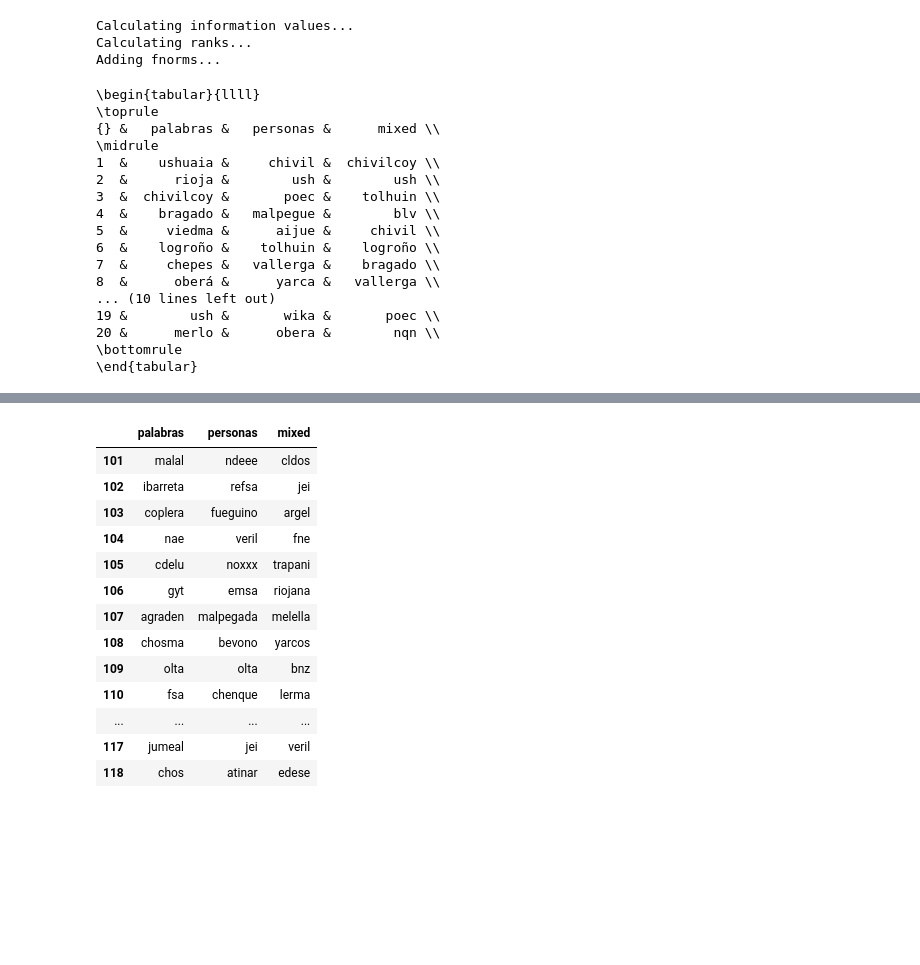
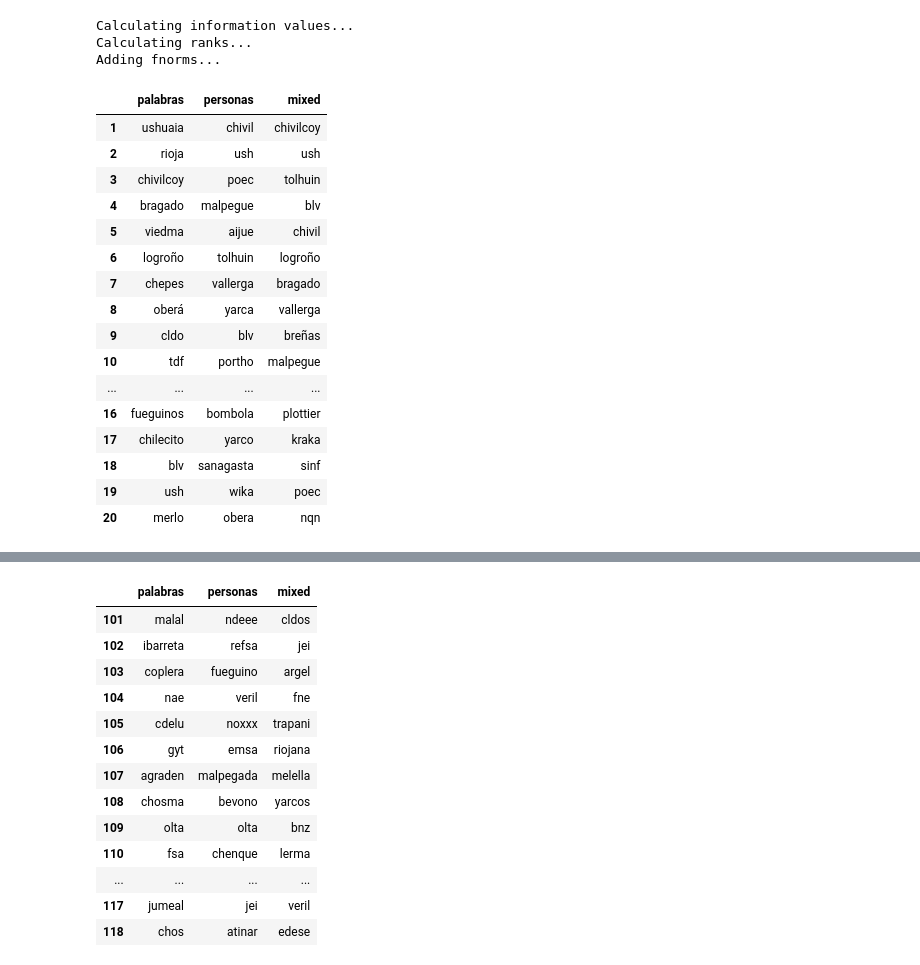
Before and after one commit to finiteautomata/contrastes, a Jupyter notebook: notebooks/graficos-entropia.ipynb, the cells around one changed output, grey strips where cells are left out. Saved outputs shown, nothing was run; the diff lists cells and outputs as text; code cells hidden in the pictures; blank space fills up the shorter version.

```diff
--- a/notebooks/graficos-entropia.ipynb
+++ b/notebooks/graficos-entropia.ipynb
@@ -30,32 +30,32 @@ Adding fnorms...
 # %%
 num_words = 20
 top_palabras = df.sort_values("rank_palabras").index
 top_personas = df.sort_values("rank_personas").index
 top_palper = df.sort_values("rank_palper").index
 
 rank = list(range(1, len(top_palper)+1))
 table = pd.DataFrame({
     "palabras": top_palabras,
     "personas": top_personas,
     "mixed": top_palper}, index=rank)
 
-#table[["palabras", "personas", "mixed"]][:20]
-print(table[["palabras", "personas", "mixed"]][:20].to_latex())
+table[["palabras", "personas", "mixed"]][:20]
+#print(table[["palabras", "personas", "mixed"]][:20].to_latex())
 # %% [output]
-\begin{tabular}{llll}
-\toprule
-{} &   palabras &   personas &      mixed \\
-\midrule
-1  &    ushuaia &     chivil &  chivilcoy \\
-2  &      rioja &        ush &        ush \\
-3  &  chivilcoy &       poec &    tolhuin \\
-4  &    bragado &   malpegue &        blv \\
-5  &     viedma &      aijue &     chivil \\
-6  &    logroño &    tolhuin &    logroño \\
-7  &     chepes &   vallerga &    bragado \\
-8  &      oberá &      yarca &   vallerga \\
-... (10 lines left out)
-19 &        ush &       wika &       poec \\
-20 &      merlo &      obera &        nqn \\
-\bottomrule
-\end{tabular}
+|  | palabras | personas | mixed |
+| 1 | ushuaia | chivil | chivilcoy |
+| 2 | rioja | ush | ush |
+| 3 | chivilcoy | poec | tolhuin |
+| 4 | bragado | malpegue | blv |
+| 5 | viedma | aijue | chivil |
+| 6 | logroño | tolhuin | logroño |
+| 7 | chepes | vallerga | bragado |
+| 8 | oberá | yarca | vallerga |
+| 9 | cldo | blv | breñas |
+| 10 | tdf | portho | malpegue |
+| ... | ... | ... | ... |
+| 16 | fueguinos | bombola | plottier |
+| 17 | chilecito | yarco | kraka |
+| 18 | blv | sanagasta | sinf |
+| 19 | ush | wika | poec |
+| 20 | merlo | obera | nqn |
```
Also changed, not shown: parts of 3 cells of this notebook.
